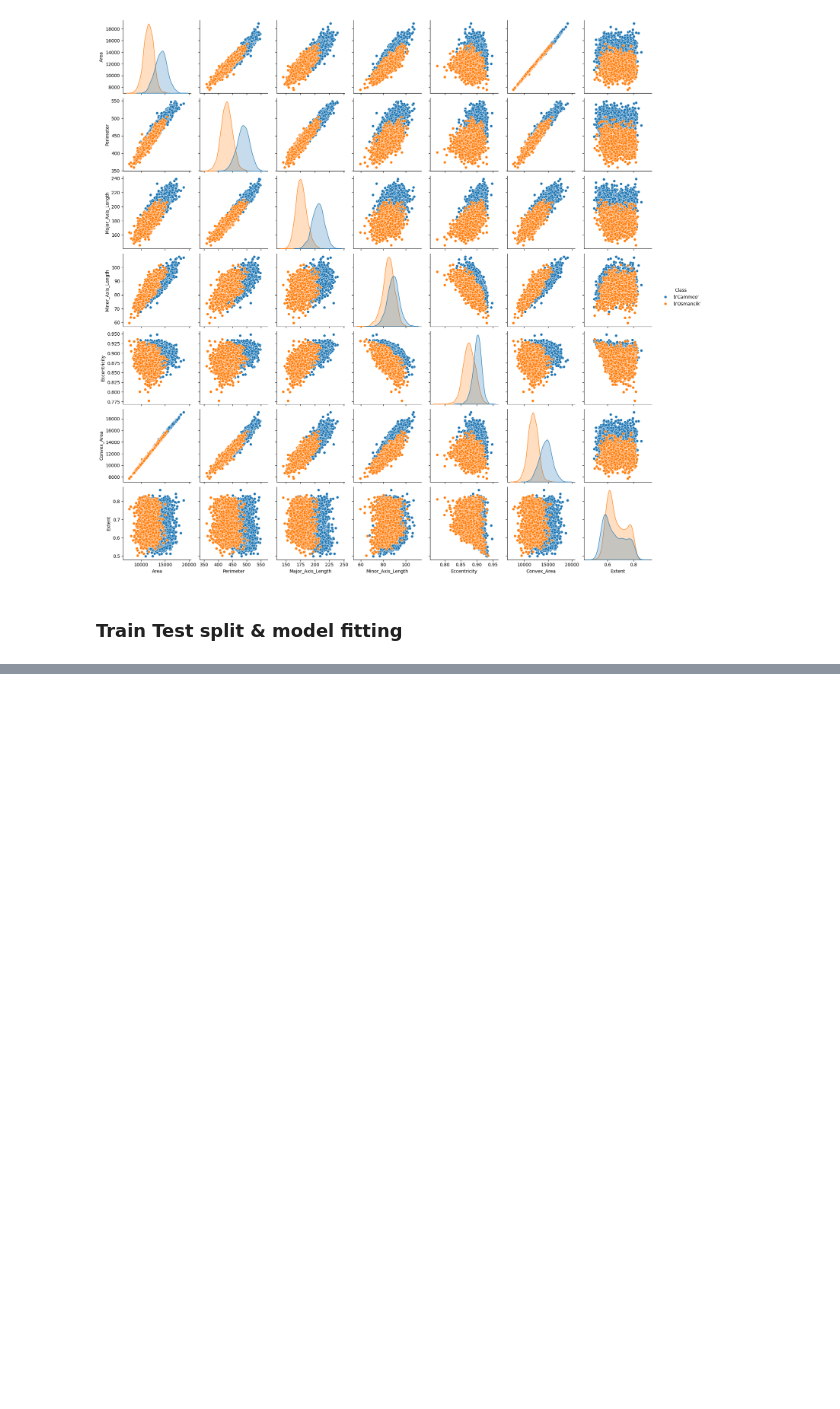
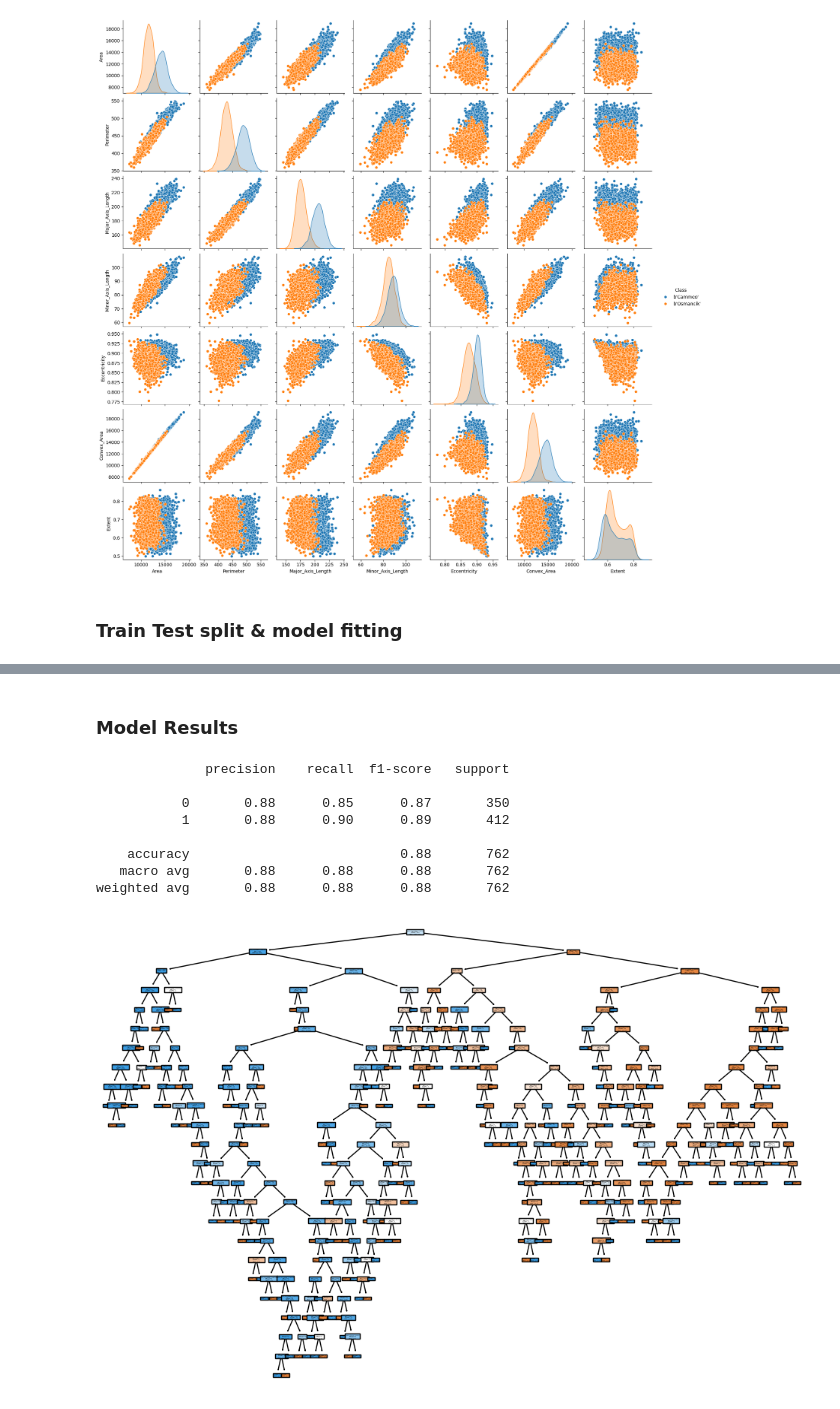
Before and after one commit to Sweep76/DATA_ANALYTICS, a Jupyter notebook: Homework-Folder/Lecture-8.ipynb, the cells around one changed output, grey strips where cells are left out. Cells and saved outputs as stored; diff of their text form; code cells hidden in the pictures; blank space fills up the shorter version.

```diff
--- a/Homework-Folder/Lecture-8.ipynb
+++ b/Homework-Folder/Lecture-8.ipynb
@@ -115,0 +169,21 @@ ValueError: Unknown label type: unknown. Maybe you are trying to fit a classifie
+# %% [markdown]
+### Model Results
+# %%
+def report_model(model, X_test, y_test, feature_names):
+    model_preds = model.predict(X_test)
+    print(classification_report(y_test, model_preds))
+    plt.figure(figsize=(12, 8))
+    plot_tree(model, filled=True, feature_names=feature_names)
+    plt.show()
+
+report_model(model, X_test, y_test, X.columns)
+# %% [output]
+              precision    recall  f1-score   support
+
+           0       0.88      0.85      0.87       350
+           1       0.88      0.90      0.89       412
+
+    accuracy                           0.88       762
+   macro avg       0.88      0.88      0.88       762
+weighted avg       0.88      0.88      0.88       762
+[figure, added]
```
Also changed, not shown: parts of 5 cells of this notebook.
